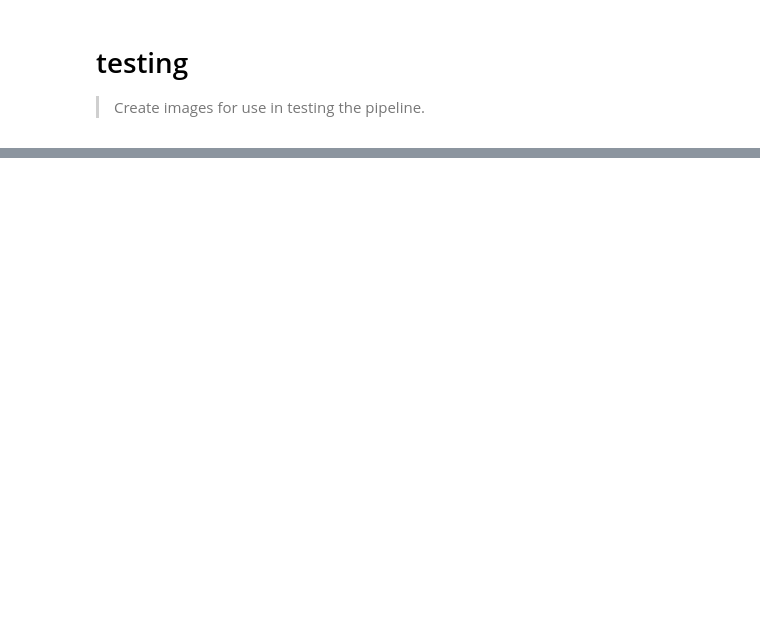
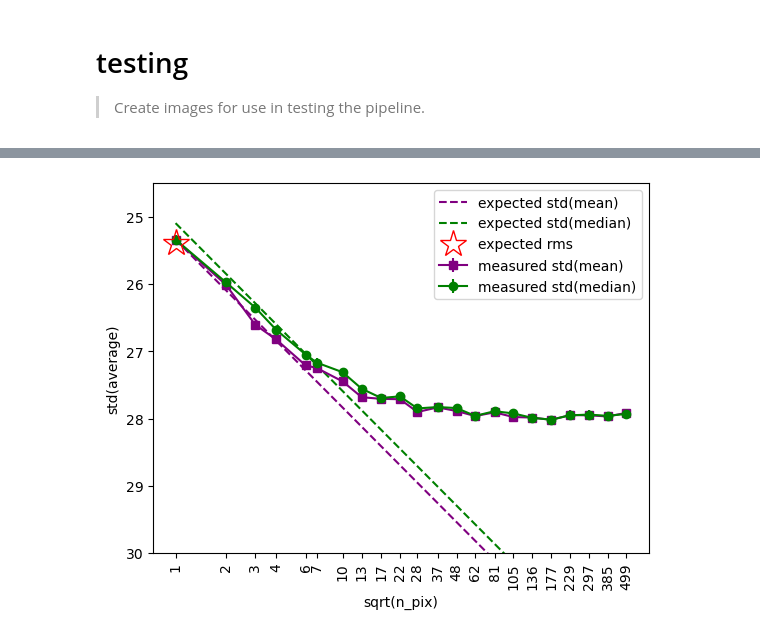
Before and after one commit to IntraClusterLight/nicl_q1, a Jupyter notebook: nbs/euclid/testing.ipynb, the cells around one changed output, grey strips where cells are left out. Saved outputs shown, nothing was run; the diff lists cells and outputs as text; code cells hidden in the pictures; blank space fills up the shorter version.

Commit message:
Added notebook to produce fake data for testing

```diff
--- a/nbs/euclid/testing.ipynb
+++ b/nbs/euclid/testing.ipynb
@@ -57,2 +58,16 @@ outpath = default_data_path("test_images")
+# %%
+# | export
+
+TEST_IMAGES_OUTPATH = default_data_path("test_images")
+CLUSTER_REDSHIFT = 0.1
+PIXEL_SCALE = 0.3 * u.arcsec / u.pix
+BACKGROUND_RMS_LEVEL = 0.1  # relative to the pixel rms
+BACKGROUND_SCALE = 500  # pixels
+SKY_PATCH_SIZE = 1.5 * u.deg
+SKY_PATCH_RA = 58.7 * u.deg
+SKY_PATCH_DEC = -50.1 * u.deg
+
+SKY_PATCH_SIZE_PIXELS = (SKY_PATCH_SIZE / PIXEL_SCALE).to_value(u.pix).astype(int)
+SKY_PATCH_SHAPE = (SKY_PATCH_SIZE_PIXELS, SKY_PATCH_SIZE_PIXELS)
 # %%
 # | export
@@ -196,0 +259,4 @@ TBD
+# %%
+stats = measure("sky_H.fits", TEST_IMAGES_OUTPATH / "varying_background", create_mask=False, n_apertures=500, max_sqrt_n_pix=500)
+# %% [output]
+[figure, added]
```
Also changed, not shown: parts of 25 cells of this notebook, 4 other files.
